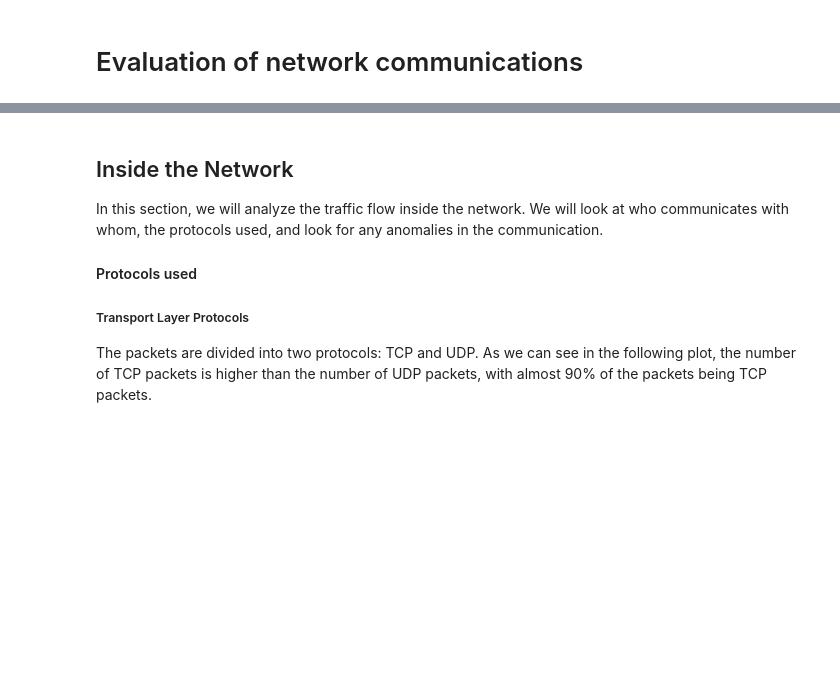
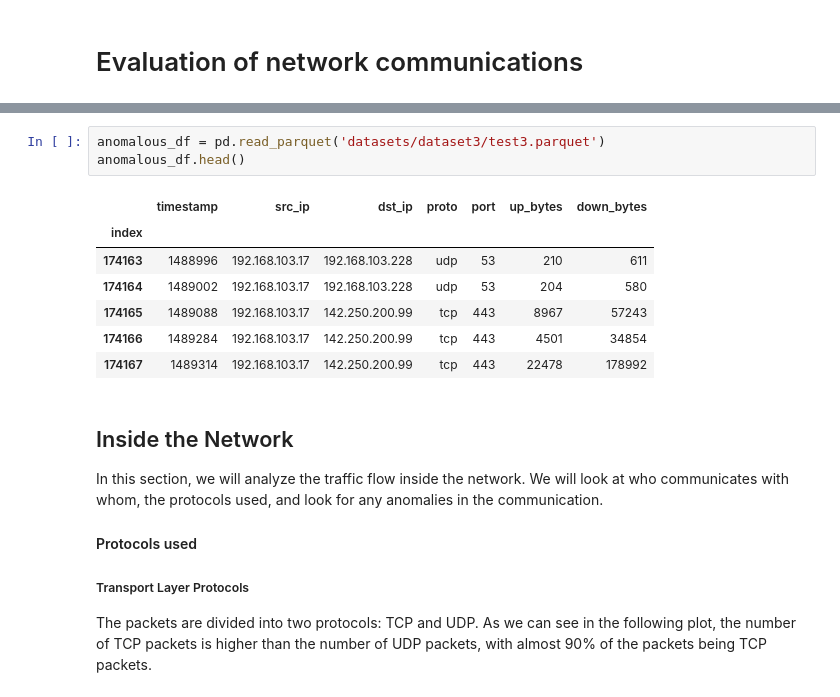
Before and after one commit to NiMouh/AD_SR, a Jupyter notebook: Project.ipynb, the cells around one changed output, grey strips where cells are left out. Drawn from its saved outputs; the diff is of its cells as text; blank space fills up the shorter version.

```diff
--- a/Project.ipynb
+++ b/Project.ipynb
@@ -37,6 +35,17 @@ non_anomalous_df.head()
 | 779945 | 958055 | 192.168.103.11 | 193.126.240.146 | tcp | 443 | 25383 | 216980 |
 | 779946 | 958066 | 192.168.103.11 | 193.126.240.146 | tcp | 443 | 19162 | 99479 |
 | 779947 | 958171 | 192.168.103.11 | 193.126.240.146 | tcp | 443 | 7247 | 60469 |
+# %%
+anomalous_df = pd.read_parquet('datasets/dataset3/test3.parquet')
+anomalous_df.head()
+# %% [output]
+|  | timestamp | src_ip | dst_ip | proto | port | up_bytes | down_bytes |
+| index |  |  |  |  |  |  |  |
+| 174163 | 1488996 | 192.168.103.17 | 192.168.103.228 | udp | 53 | 210 | 611 |
+| 174164 | 1489002 | 192.168.103.17 | 192.168.103.228 | udp | 53 | 204 | 580 |
+| 174165 | 1489088 | 192.168.103.17 | 142.250.200.99 | tcp | 443 | 8967 | 57243 |
+| 174166 | 1489284 | 192.168.103.17 | 142.250.200.99 | tcp | 443 | 4501 | 34854 |
+| 174167 | 1489314 | 192.168.103.17 | 142.250.200.99 | tcp | 443 | 22478 | 178992 |
 # %% [markdown]
 ## Inside the Network
 In this section, we will analyze the traffic flow inside the network. We will look at who communicates with whom, the protocols used, and look for any anomalies in the communication.
```
Also changed, not shown: parts of 9 cells of this notebook, 1 other file.
